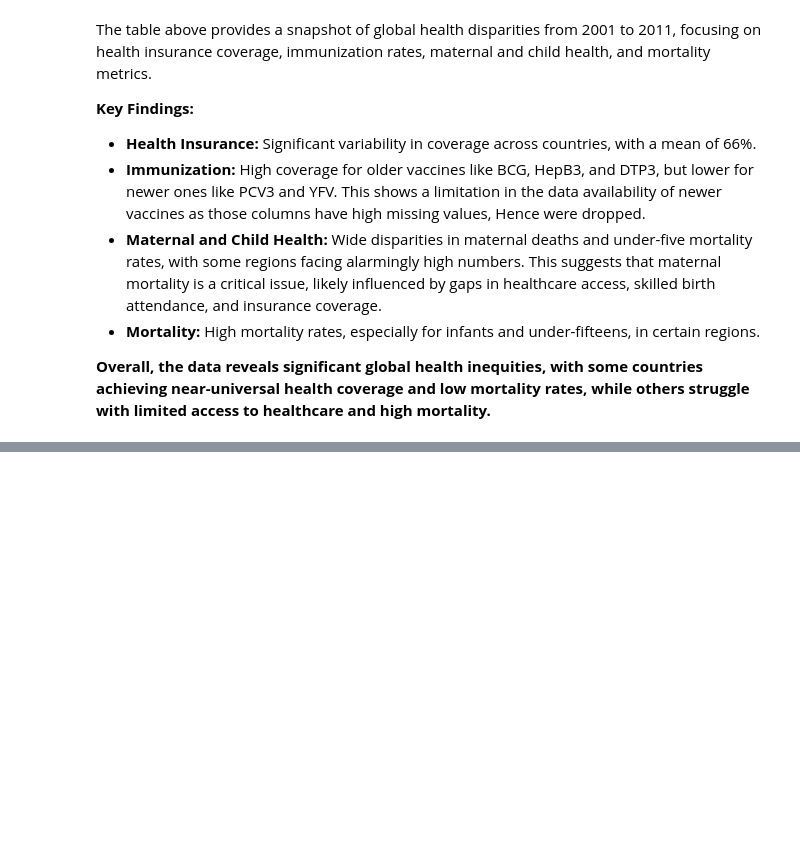
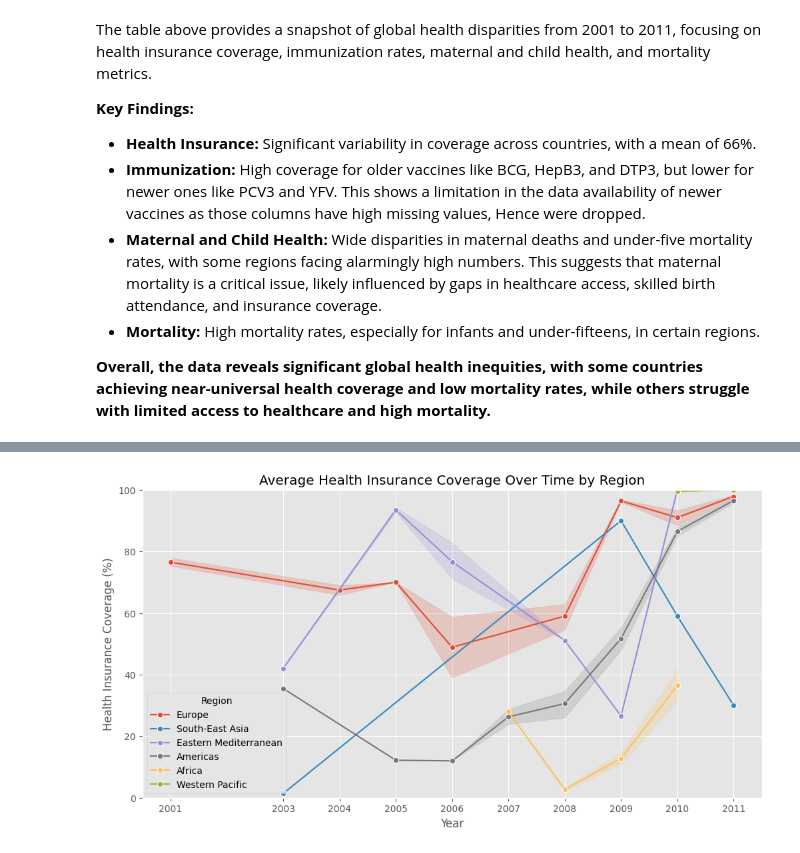
Before and after one commit to GeamXD/A-Case-Study-On-Child-And-Infant-Mortality, a Jupyter notebook: notebook.ipynb, the cells around one changed output, grey strips where cells are left out. Saved outputs shown, nothing was run; the diff lists cells and outputs as text; code cells hidden in the pictures; blank space fills up the shorter version.

```diff
--- a/notebook.ipynb
+++ b/notebook.ipynb
@@ -737,3 +771,14 @@ The table above provides a snapshot of global health disparities from 2001 to 20
 # %%
 # Ensure data is sorted by Year for better line plots
 mortality = mortality.sort_values(by="Year")
+# %%
+# Line Plot of Average Health Insurance Coverage Over Time by region
+plt.figure(figsize=(12, 6))
+sns.lineplot(x='Year', y='Health insurance coverage (ILO, 2014)', data=mortality, hue='Region', marker='o');
+plt.title('Average Health Insurance Coverage Over Time by Region');
+plt.xlabel('Year');
+plt.ylabel('Health Insurance Coverage (%)');
+plt.ylim(0, 100);
+plt.xticks(mortality['Year'].unique());
+# %% [output]
+[figure, added]
```
Also changed, not shown: parts of 31 cells of this notebook, 2 other files.
